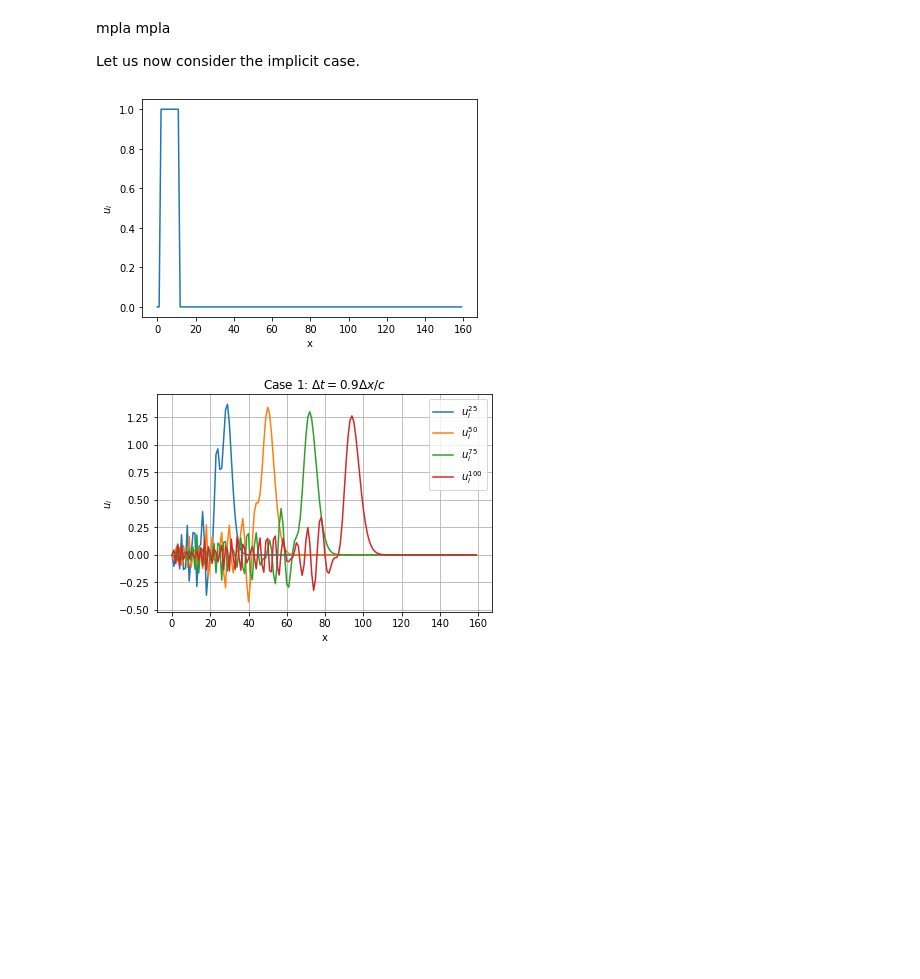
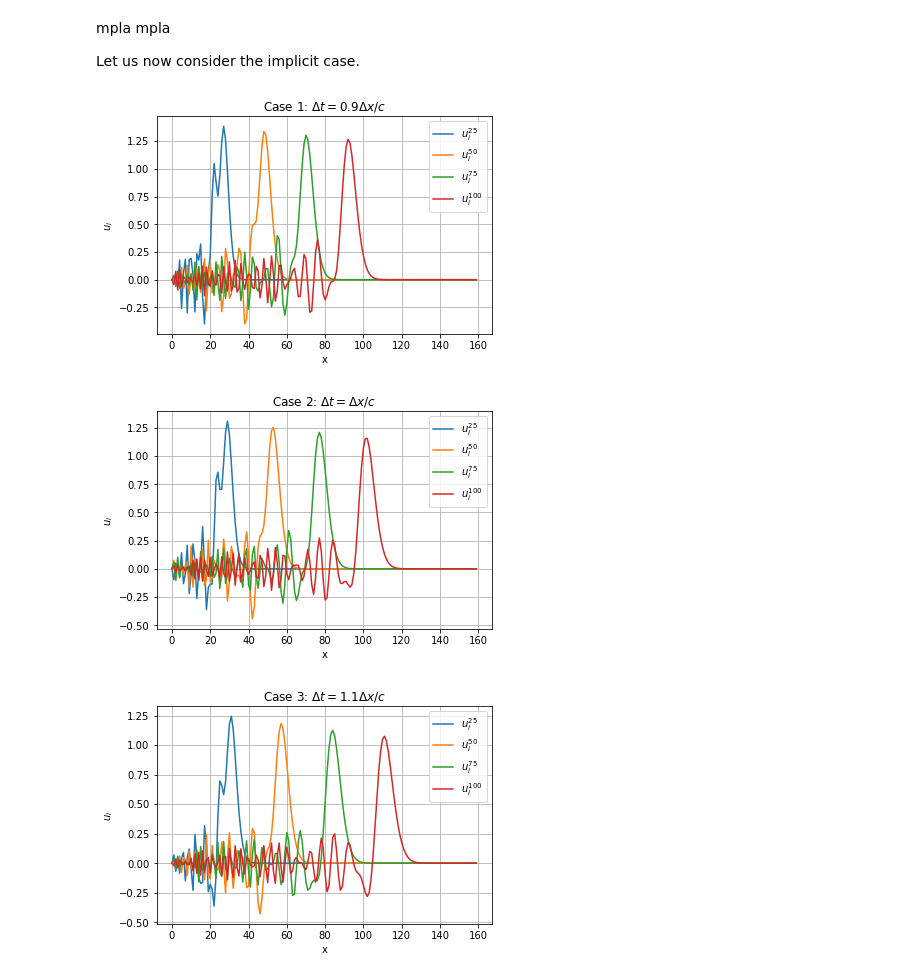
Before and after one commit to aretselis/msc-computational-physics, a Jupyter notebook: Courses/Computational Electromagnetism and Applications (ΥΦΥ203)/Problem Sets/retselis_set1.ipynb, the cells around one changed output. Drawn from its saved outputs; the diff is of its cells as text; code cells hidden in the pictures; blank space fills up the shorter version.

Commit message:
Add extra cases and plot implicit solutions

```diff
--- a/Courses/Computational Electromagnetism and Applications (ΥΦΥ203)/Problem Sets/retselis_set1.ipynb
+++ b/Courses/Computational Electromagnetism and Applications (ΥΦΥ203)/Problem Sets/retselis_set1.ipynb
@@ -278,36 +278,73 @@ def implicit_solution(grid, dx, dt, c, beta):
         for i in range(1, len(grid)-1):
             grid[n][i] = f_next[i-1]
     return(grid)
 
 def plot_frame(array, i):
     # Extract frames from an array and plots them
     # Note that with this convention we have if we request frame number i the index of the frame is i+2
-    frame = array[i,:]
+    frame = array[i-2,:]
     plt.plot(frame, label=r'$u_{{i}}^{{{}}}$'.format(i))
     plt.ylabel(r'$u_{i}$')
     plt.xlabel('x')
 
 size = 160
 c = 1
+beta = 1/4
+
+# Case 1
 dx = 0.1
 dt = 0.9*dx/c
-beta = 1/4
 u = np.zeros((size, size))
 u = initial_conditions(u)
-plt.figure()
-plot_frame(u, 1)
 u = implicit_solution(u, dx, dt, c, beta)
 
 # Extract and plot frames for case 1
 plt.figure()
 plot_frame(u, 25)
 plot_frame(u, 50)
 plot_frame(u, 75)
 plot_frame(u, 100)
 plt.legend()
 plt.grid()
 plt.title(r'Case 1: $\Delta t=0.9\Delta x/c$')
 plt.show()
+
+# Case 2
+dx = 0.1
+dt = dx/c
+u = np.zeros((size, size))
+u = initial_conditions(u)
+u = implicit_solution(u, dx, dt, c, beta)
+
+# Extract and plot frames for case 2
+plt.figure()
+plot_frame(u, 25)
+plot_frame(u, 50)
+plot_frame(u, 75)
+plot_frame(u, 100)
+plt.legend()
+plt.grid()
+plt.title(r'Case 2: $\Delta t=\Delta x/c$')
+plt.show()
+
+# Case 3
+dx = 0.1
+dt = 1.1*dx/c
+u = np.zeros((size, size))
+u = initial_conditions(u)
+u = implicit_solution(u, dx, dt, c, beta)
+
+# Extract and plot frames for case 3
+plt.figure()
+plot_frame(u, 25)
+plot_frame(u, 50)
+plot_frame(u, 75)
+plot_frame(u, 100)
+plt.legend()
+plt.grid()
+plt.title(r'Case 3: $\Delta t=1.1\Delta x/c$')
+plt.show()
 # %% [output]
-[figure, old version]
+[figure, new version]
-[figure, old version]
+[figure, new version]
+[figure, added]
```
